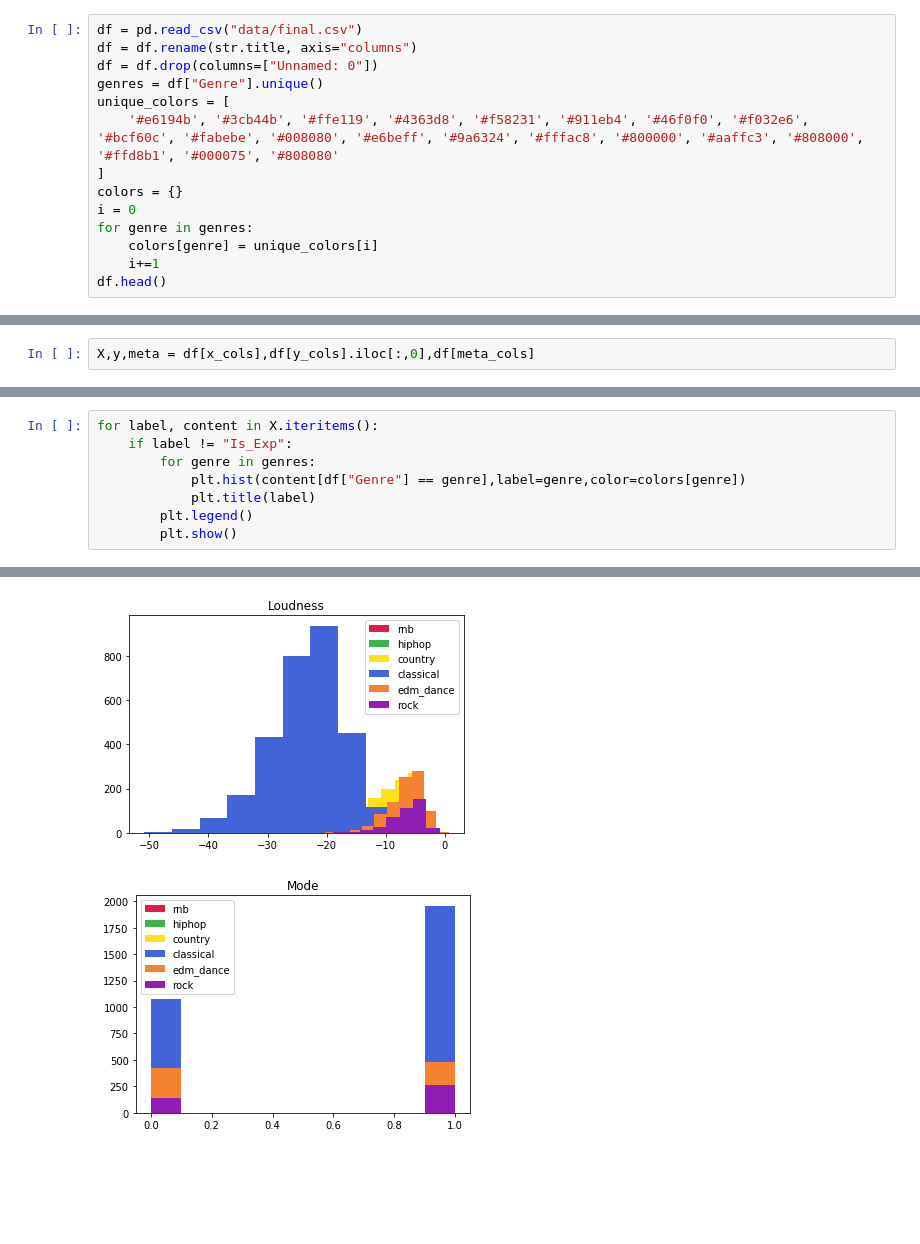
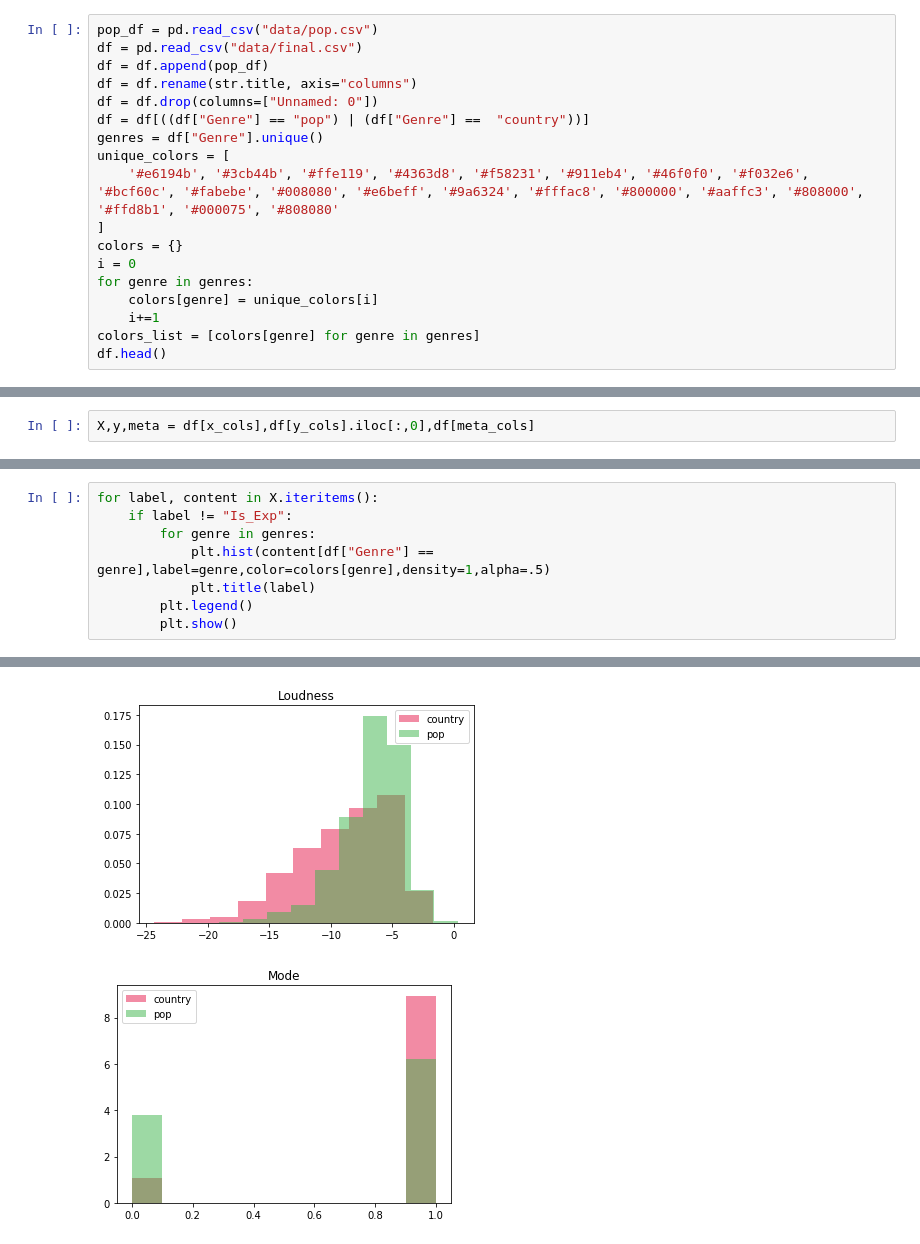
Before and after one commit to ml-project-group-8/music-genre-predictor, a Jupyter notebook: Visualization.ipynb, the cells around one changed output, grey strips where cells are left out. Cells and saved outputs as stored; diff of their text form; blank space fills up the shorter version.

```diff
--- a/Visualization.ipynb
+++ b/Visualization.ipynb
@@ -4,7 +5,10 @@ import matplotlib.pyplot as plt
 # %%
+pop_df = pd.read_csv("data/pop.csv")
 df = pd.read_csv("data/final.csv")
+df = df.append(pop_df)
 df = df.rename(str.title, axis="columns")
 df = df.drop(columns=["Unnamed: 0"])
+df = df[((df["Genre"] == "pop") | (df["Genre"] ==  "country"))]
 genres = df["Genre"].unique()
 unique_colors = [
     '#e6194b', '#3cb44b', '#ffe119', '#4363d8', '#f58231', '#911eb4', '#46f0f0', '#f032e6', '#bcf60c', '#fabebe', '#008080', '#e6beff', '#9a6324', '#fffac8', '#800000', '#aaffc3', '#808000', '#ffd8b1', '#000075', '#808080'
@@ -14,6 +18,7 @@ i = 0
 for genre in genres:
     colors[genre] = unique_colors[i]
     i+=1
+colors_list = [colors[genre] for genre in genres]
 df.head()
 # %% [output]
 |  | Genre | Id | Popularity | Is_Exp | Name | Artist | Danceability | Energy | Key | Loudness | ... |
@@ -50,7 +62,7 @@ X.describe()
 for label, content in X.iteritems():
     if label != "Is_Exp":
         for genre in genres:
-            plt.hist(content[df["Genre"] == genre],label=genre,color=colors[genre])
+            plt.hist(content[df["Genre"] == genre],label=genre,color=colors[genre],density=1,alpha=.5)
             plt.title(label)
         plt.legend()
         plt.show()
@@ -61,2 +73,2 @@ for label, content in X.iteritems():
-[figure, old version]
+[figure, new version]
-[figure, old version]
+[figure, new version]
```
Also changed, not shown: parts of 9 cells of this notebook.
